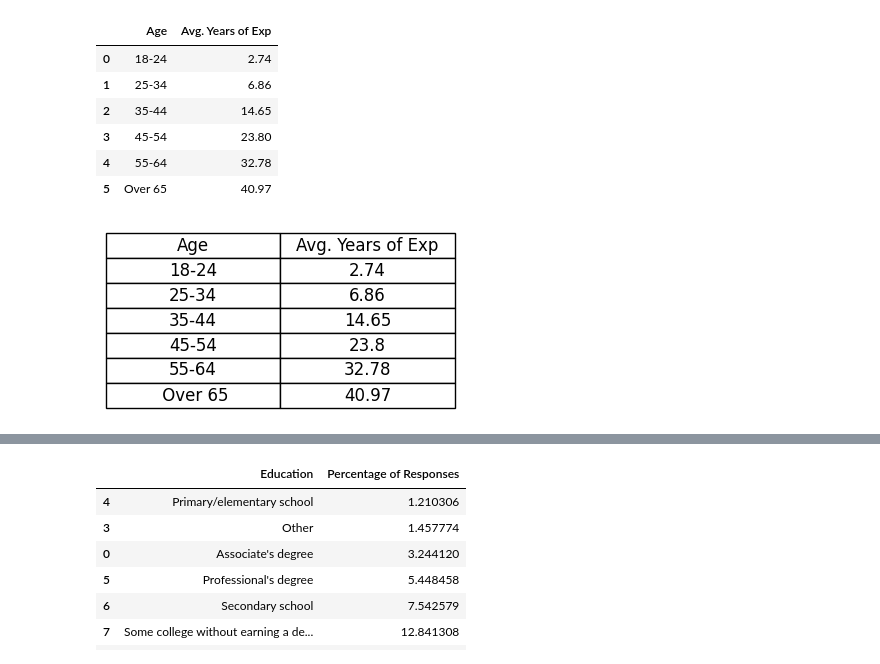
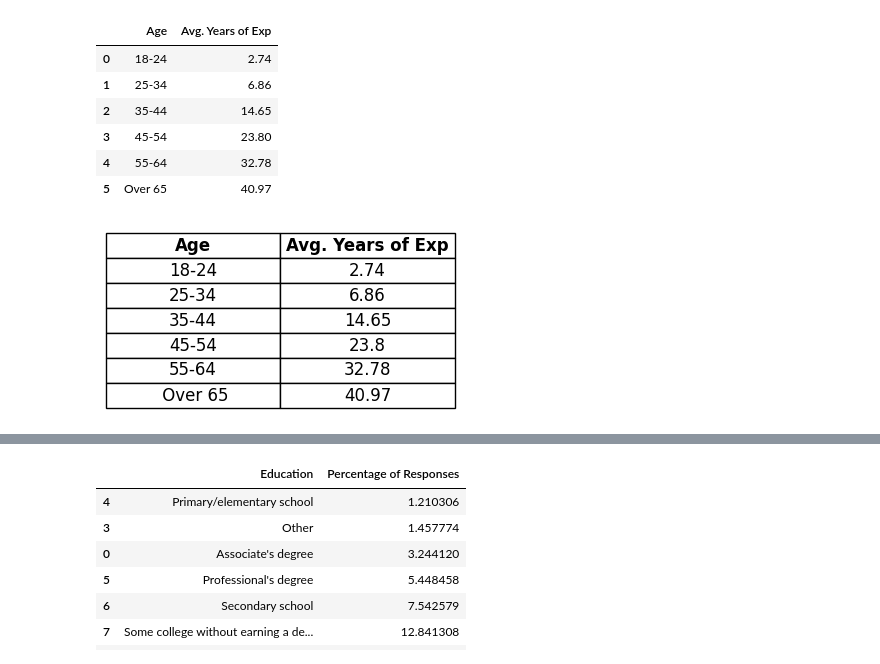
Before and after one commit to huyqng1412/stackoverflow_2025_project, a Jupyter notebook: so2025_vis.ipynb, the cells around one changed output, grey strips where cells are left out. Cells and saved outputs as stored; diff of their text form; code cells hidden in the pictures.

```diff
--- a/so2025_vis.ipynb
+++ b/so2025_vis.ipynb
@@ -112,15 +112,19 @@ display(result2)
 # %%
 fig, ax = plt.subplots(figsize=(3,1))
 ax.axis("off")
 
 table = ax.table(cellText =result2.values, colLabels=result2.columns, cellLoc="center", loc="center")
 table.auto_set_font_size(False)
 table.set_fontsize(12)
 table.scale(1.5, 1.5)  # Adjust cell size
 
+for (row, col), cell in table.get_celld().items():
+    if row == 0:  # Header row
+        cell.get_text().set_fontweight('bold')
+
 plt.show()
 # %% [output]
-[figure, old version]
+[figure, new version]
 # %%
 demoq = """
     select edlevel, count(edlevel)
```
Also changed, not shown: parts of 8 cells of this notebook, 4 other files.
